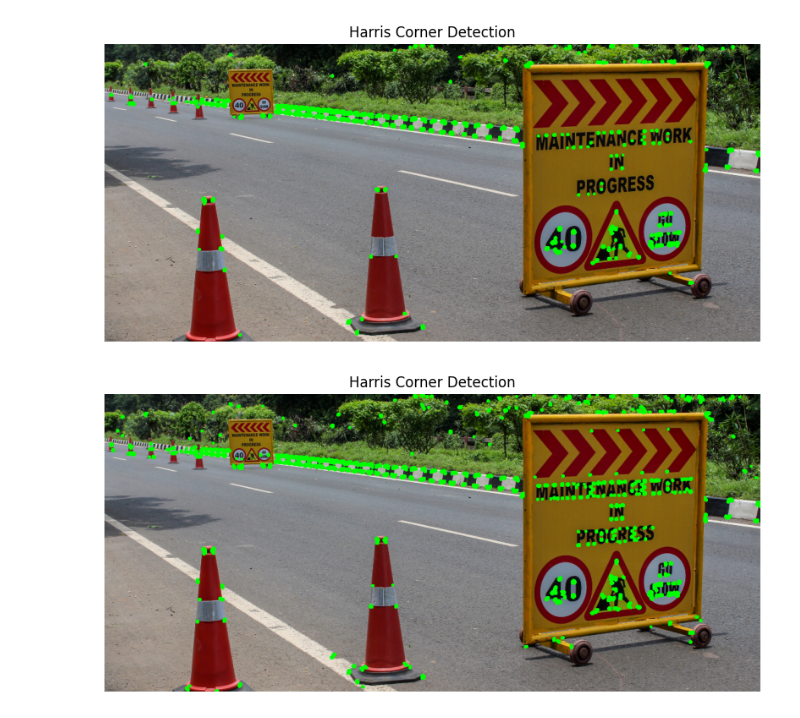
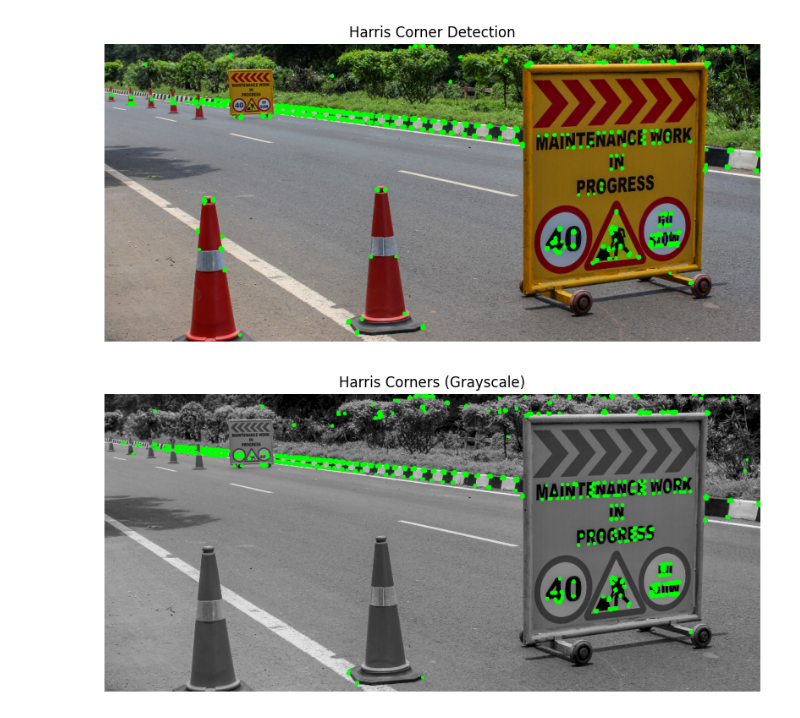
Before and after one commit to Swayam-S-Bora/Computer-Vision-Mini-Project, a Jupyter notebook: Harris_Corner_Detector.ipynb, the cells around one changed output. Saved outputs shown, nothing was run; the diff lists cells and outputs as text; code cells hidden in the pictures.

```diff
--- a/Harris_Corner_Detector.ipynb
+++ b/Harris_Corner_Detector.ipynb
@@ -38,30 +38,32 @@ plt.show()
 # %% [output]
 [figure]
 # %%
-# Changed values
+# Convert to float32 for Harris detector
+gray = np.float32(image)
+
 # Apply Harris Corner Detection
-dst = cv2.cornerHarris(gray, blockSize=4, ksize=19, k=0.04)
+dst = cv2.cornerHarris(gray, blockSize=6, ksize=5, k=0.04)
 
-# Dilate to enhance corner points
+# Dilate result to mark the corners
 dst = cv2.dilate(dst, None)
 
-# Threshold for detecting corners
-thresh = 0.08 * dst.max()
+# Threshold to detect strong corners
+thresh = 0.15 * dst.max()
 
-# Copy image for drawing
-corner_image = np.copy(image)
+# Create a copy of the grayscale image to draw on
+corner_image = cv2.cvtColor(image, cv2.COLOR_GRAY2BGR)
 
-# Draw circles where corners are detected
+# Mark corners in green (on grayscale-looking image)
 for j in range(dst.shape[0]):
     for i in range(dst.shape[1]):
         if dst[j, i] > thresh:
             cv2.circle(corner_image, (i, j), 1, (0, 255, 0), 1)
 
-# Show final corner-marked image
+# Display result
 plt.figure(figsize=(10, 6))
-plt.imshow(corner_image)
-plt.title("Harris Corner Detection")
+plt.imshow(corner_image, cmap='gray')
+plt.title("Harris Corners (Grayscale)")
 plt.axis("off")
 plt.show()
 # %% [output]
-[figure, old version]
+[figure, new version]
```
